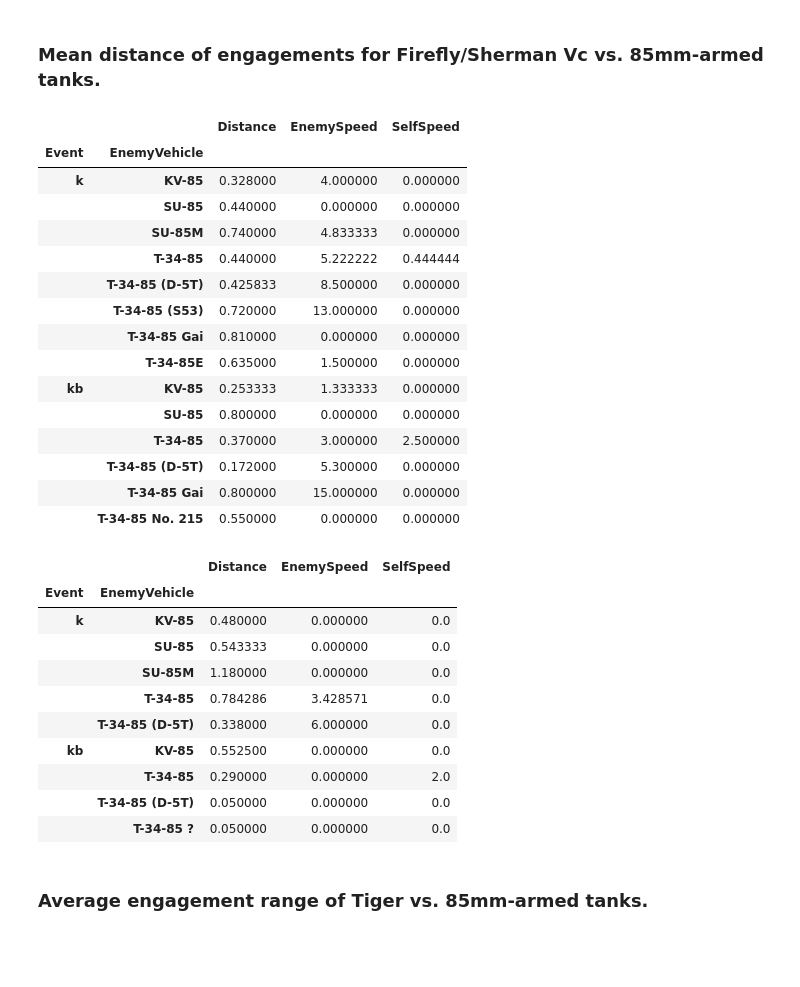
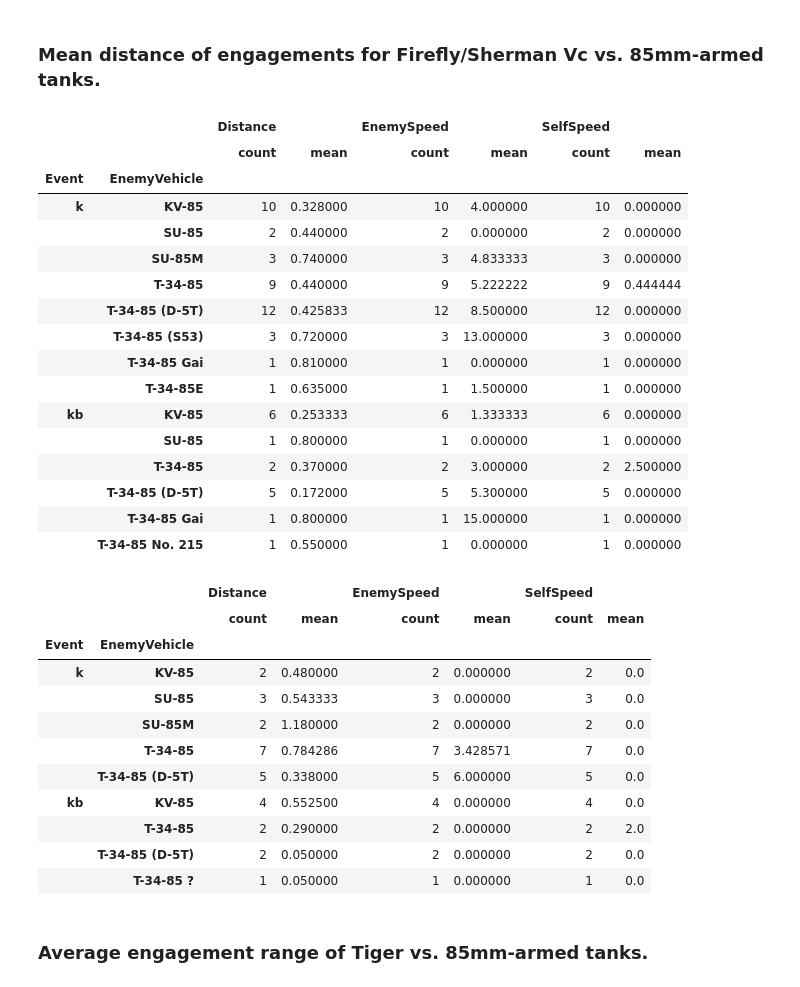
Before and after one commit to SS-Runen/Python-Micro-projects, a Jupyter notebook: warthunder-performance-analysis.ipynb, the cells around one changed output. Cells and saved outputs as stored; diff of their text form; code cells hidden in the pictures; blank space fills up the shorter version.

```diff
--- a/warthunder-performance-analysis.ipynb
+++ b/warthunder-performance-analysis.ipynb
@@ -417,42 +378,44 @@ standard_mask = [
 # %%
 bmask_subject_vehicle = df_data["VehicleUsed"].str.contains(pat="fly", flags=re.I)
 bmask_target_vehicle = df_data["EnemyVehicle"].str.contains(pat="85", flags=re.I)
-df_data_by_vehicle = df_data.loc[bmask_subject_vehicle & bmask_target_vehicle].groupby(by=["Event","EnemyVehicle"], axis="rows").mean()
+df_data_by_vehicle = df_data.loc[bmask_subject_vehicle & bmask_target_vehicle].groupby(by=["Event","EnemyVehicle"], axis="rows").agg(func=["count", "mean"])
 df_data_by_vehicle
 # %% [output]
-|  |  | Distance | EnemySpeed | SelfSpeed |
-| Event | EnemyVehicle |  |  |  |
-| k | KV-85 | 0.328000 | 4.000000 | 0.000000 |
-|  | SU-85 | 0.440000 | 0.000000 | 0.000000 |
-|  | SU-85M | 0.740000 | 4.833333 | 0.000000 |
-|  | T-34-85 | 0.440000 | 5.222222 | 0.444444 |
-|  | T-34-85 (D-5T) | 0.425833 | 8.500000 | 0.000000 |
-|  | T-34-85 (S53) | 0.720000 | 13.000000 | 0.000000 |
-|  | T-34-85 Gai | 0.810000 | 0.000000 | 0.000000 |
-|  | T-34-85E | 0.635000 | 1.500000 | 0.000000 |
-| kb | KV-85 | 0.253333 | 1.333333 | 0.000000 |
-|  | SU-85 | 0.800000 | 0.000000 | 0.000000 |
-|  | T-34-85 | 0.370000 | 3.000000 | 2.500000 |
-|  | T-34-85 (D-5T) | 0.172000 | 5.300000 | 0.000000 |
-|  | T-34-85 Gai | 0.800000 | 15.000000 | 0.000000 |
-|  | T-34-85 No. 215 | 0.550000 | 0.000000 | 0.000000 |
+|  |  | Distance |  | EnemySpeed |  | SelfSpeed |  |
+|  |  | count | mean | count | mean | count | mean |
+| Event | EnemyVehicle |  |  |  |  |  |  |
+| k | KV-85 | 10 | 0.328000 | 10 | 4.000000 | 10 | 0.000000 |
+|  | SU-85 | 2 | 0.440000 | 2 | 0.000000 | 2 | 0.000000 |
+|  | SU-85M | 3 | 0.740000 | 3 | 4.833333 | 3 | 0.000000 |
+|  | T-34-85 | 9 | 0.440000 | 9 | 5.222222 | 9 | 0.444444 |
+|  | T-34-85 (D-5T) | 12 | 0.425833 | 12 | 8.500000 | 12 | 0.000000 |
+|  | T-34-85 (S53) | 3 | 0.720000 | 3 | 13.000000 | 3 | 0.000000 |
+|  | T-34-85 Gai | 1 | 0.810000 | 1 | 0.000000 | 1 | 0.000000 |
+|  | T-34-85E | 1 | 0.635000 | 1 | 1.500000 | 1 | 0.000000 |
+| kb | KV-85 | 6 | 0.253333 | 6 | 1.333333 | 6 | 0.000000 |
+|  | SU-85 | 1 | 0.800000 | 1 | 0.000000 | 1 | 0.000000 |
+|  | T-34-85 | 2 | 0.370000 | 2 | 3.000000 | 2 | 2.500000 |
+|  | T-34-85 (D-5T) | 5 | 0.172000 | 5 | 5.300000 | 5 | 0.000000 |
+|  | T-34-85 Gai | 1 | 0.800000 | 1 | 15.000000 | 1 | 0.000000 |
+|  | T-34-85 No. 215 | 1 | 0.550000 | 1 | 0.000000 | 1 | 0.000000 |
 # %%
 bmask_subject_vehicle = df_data["VehicleUsed"].str.contains(pat="sherman", flags=re.I)
 bmask_target_vehicle = df_data["EnemyVehicle"].str.contains(pat="85", flags = re.I)
-df_data_by_vehicle = df_data.loc[bmask_subject_vehicle & bmask_target_vehicle].groupby(by=["Event","EnemyVehicle"], axis="rows").mean()
+df_data_by_vehicle = df_data.loc[bmask_subject_vehicle & bmask_target_vehicle].groupby(by=["Event","EnemyVehicle"], axis="rows").agg(func=["count", "mean"])
 df_data_by_vehicle
 # %% [output]
-|  |  | Distance | EnemySpeed | SelfSpeed |
-| Event | EnemyVehicle |  |  |  |
-| k | KV-85 | 0.480000 | 0.000000 | 0.0 |
-|  | SU-85 | 0.543333 | 0.000000 | 0.0 |
-|  | SU-85M | 1.180000 | 0.000000 | 0.0 |
-|  | T-34-85 | 0.784286 | 3.428571 | 0.0 |
-|  | T-34-85 (D-5T) | 0.338000 | 6.000000 | 0.0 |
-| kb | KV-85 | 0.552500 | 0.000000 | 0.0 |
-|  | T-34-85 | 0.290000 | 0.000000 | 2.0 |
-|  | T-34-85 (D-5T) | 0.050000 | 0.000000 | 0.0 |
-|  | T-34-85 ? | 0.050000 | 0.000000 | 0.0 |
+|  |  | Distance |  | EnemySpeed |  | SelfSpeed |  |
+|  |  | count | mean | count | mean | count | mean |
+| Event | EnemyVehicle |  |  |  |  |  |  |
+| k | KV-85 | 2 | 0.480000 | 2 | 0.000000 | 2 | 0.0 |
+|  | SU-85 | 3 | 0.543333 | 3 | 0.000000 | 3 | 0.0 |
+|  | SU-85M | 2 | 1.180000 | 2 | 0.000000 | 2 | 0.0 |
+|  | T-34-85 | 7 | 0.784286 | 7 | 3.428571 | 7 | 0.0 |
+|  | T-34-85 (D-5T) | 5 | 0.338000 | 5 | 6.000000 | 5 | 0.0 |
+| kb | KV-85 | 4 | 0.552500 | 4 | 0.000000 | 4 | 0.0 |
+|  | T-34-85 | 2 | 0.290000 | 2 | 0.000000 | 2 | 2.0 |
+|  | T-34-85 (D-5T) | 2 | 0.050000 | 2 | 0.000000 | 2 | 0.0 |
+|  | T-34-85 ? | 1 | 0.050000 | 1 | 0.000000 | 1 | 0.0 |
 # %% [markdown]
 ### Average engagement range of Tiger vs. 85mm-armed tanks.
 # %%
```
Also changed, not shown: parts of 33 cells of this notebook.
